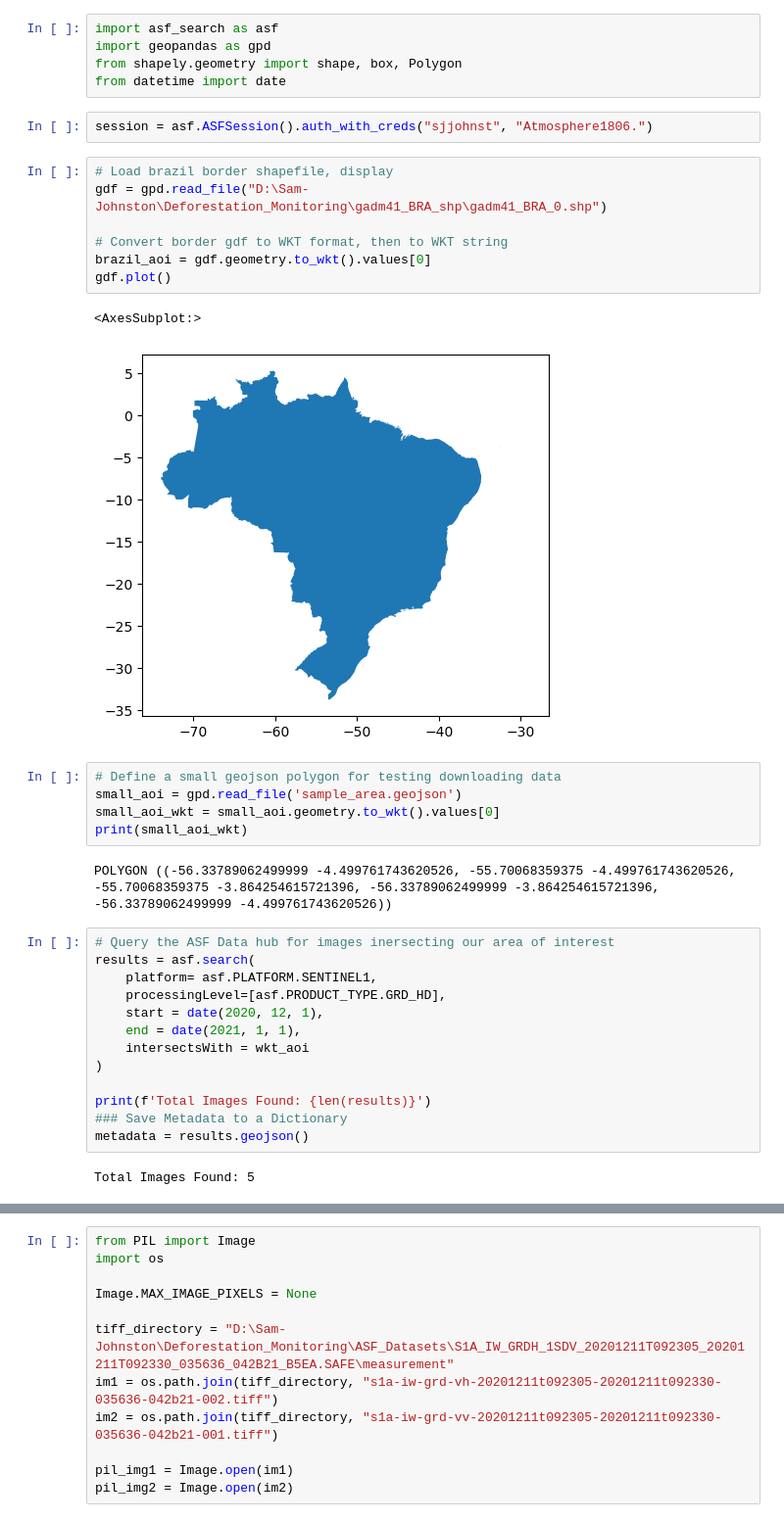
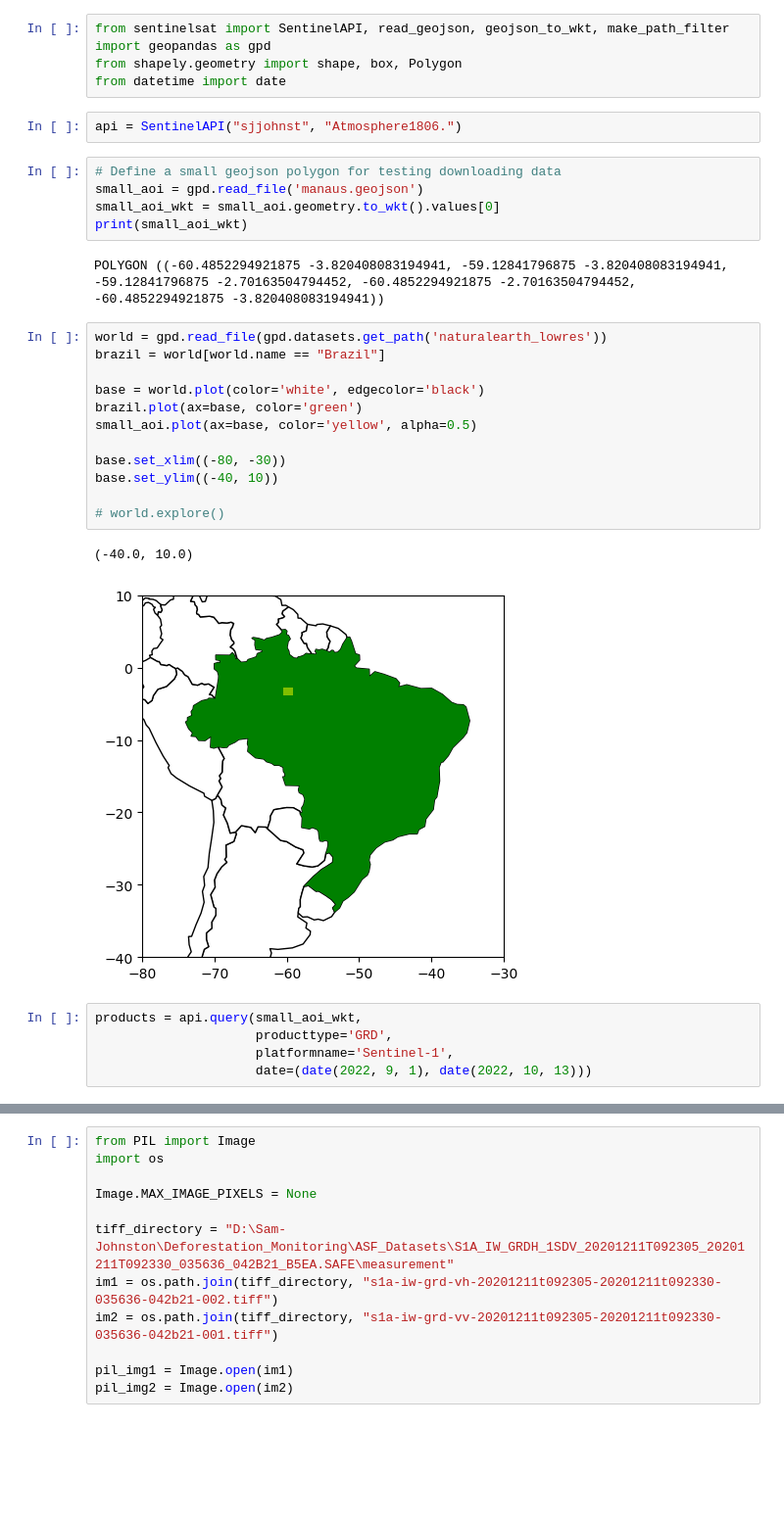
Before and after one commit to sjjohnst/Deforestation_Monitoring, a Jupyter notebook: Oct_13_SentinelSat.ipynb, the cells around one changed output, grey strips where cells are left out. Shown at 98% size. Drawn from its saved outputs; the diff is of its cells as text; blank space fills up the shorter version.

```diff
--- a/Oct_3_ASF_download.ipynb
+++ b/Oct_13_SentinelSat.ipynb
@@ -1,39 +1,34 @@
 # %%
-import asf_search as asf
+from sentinelsat import SentinelAPI, read_geojson, geojson_to_wkt, make_path_filter
 import geopandas as gpd
 from shapely.geometry import shape, box, Polygon
 from datetime import date
 # %%
-session = asf.ASFSession().auth_with_creds("sjjohnst", "Atmosphere1806.")
+api = SentinelAPI("sjjohnst", "Atmosphere1806.")
-# %%
-# Load brazil border shapefile, display
-gdf = gpd.read_file("D:\Sam-Johnston\Deforestation_Monitoring\gadm41_BRA_shp\gadm41_BRA_0.shp")
-
-# Convert border gdf to WKT format, then to WKT string
-brazil_aoi = gdf.geometry.to_wkt().values[0]
-gdf.plot()
-# %% [output]
-<AxesSubplot:>
-[figure, removed]
 # %%
 # Define a small geojson polygon for testing downloading data
-small_aoi = gpd.read_file('sample_area.geojson')
+small_aoi = gpd.read_file('manaus.geojson')
 small_aoi_wkt = small_aoi.geometry.to_wkt().values[0]
 print(small_aoi_wkt)
 # %% [output]
-POLYGON ((-56.33789062499999 -4.499761743620526, -55.70068359375 -4.499761743620526, -55.70068359375 -3.864254615721396, -56.33789062499999 -3.864254615721396, -56.33789062499999 -4.499761743620526))
+POLYGON ((-60.4852294921875 -3.820408083194941, -59.12841796875 -3.820408083194941, -59.12841796875 -2.70163504794452, -60.4852294921875 -2.70163504794452, -60.4852294921875 -3.820408083194941))
+# %%
+world = gpd.read_file(gpd.datasets.get_path('naturalearth_lowres'))
+brazil = world[world.name == "Brazil"]
+
+base = world.plot(color='white', edgecolor='black')
+brazil.plot(ax=base, color='green')
+small_aoi.plot(ax=base, color='yellow', alpha=0.5)
+
+base.set_xlim((-80, -30))
+base.set_ylim((-40, 10))
+
+# world.explore()
+# %% [output]
+(-40.0, 10.0)
+[figure, added]
 # %%
-# Query the ASF Data hub for images inersecting our area of interest
-results = asf.search(
-    platform= asf.PLATFORM.SENTINEL1,
-    processingLevel=[asf.PRODUCT_TYPE.GRD_HD],
-    start = date(2020, 12, 1),
-    end = date(2021, 1, 1),
-    intersectsWith = wkt_aoi
-)
-
-print(f'Total Images Found: {len(results)}')
-### Save Metadata to a Dictionary
-metadata = results.geojson()
+products = api.query(small_aoi_wkt,
+                     producttype='GRD',
+                     platformname='Sentinel-1',
+                     date=(date(2022, 9, 1), date(2022, 10, 13)))
-# %% [output]
-Total Images Found: 5
```
Also changed, not shown: parts of 4 cells of this notebook, 5 other files.
